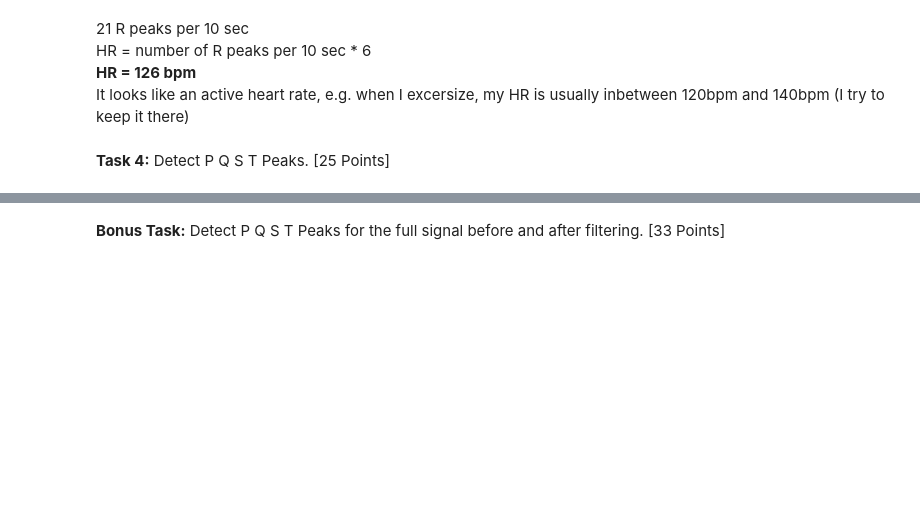
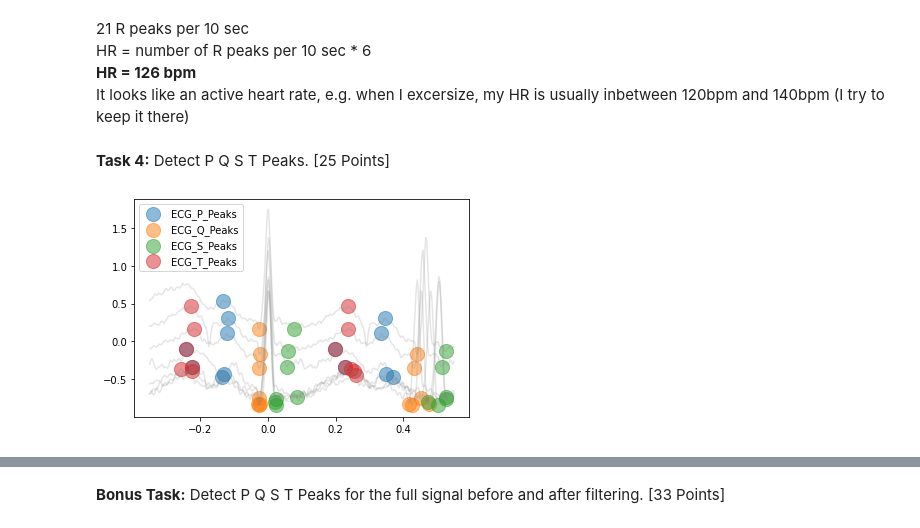
Before and after one commit to aovladi/cs697, a Jupyter notebook: CS480_Assignment_1.ipynb, the cells around one changed output, grey strips where cells are left out. Drawn from its saved outputs; the diff is of its cells as text; code cells hidden in the pictures; blank space fills up the shorter version.

```diff
--- a/CS480_Assignment_1.ipynb
+++ b/CS480_Assignment_1.ipynb
@@ -85,11 +82,14 @@ print(rpeaks['ECG_R_Peaks'][0:23]) # here only the first ten
 plot = nk.events_plot(rpeaks['ECG_R_Peaks'][0:2], ecg[0:SAMPLING_RATE])
 # %% [output]
 [figure]
+# %%
+start = 8*SAMPLING_RATE
+end= 12*SAMPLING_RATE
 # %%
 # TODO Can you write code to plot the R spikes between 9 and 11 seconds?
 # Hint: one solution could be to just detect peaks in the range you specified for Task 1
 # Hint 2: you might need to extend the range by +- 1 second to see the five peaks from Task 1
-_, rpeaks = nk.ecg_peaks(ecg[8*SAMPLING_RATE:12*SAMPLING_RATE], sampling_rate=SAMPLING_RATE)
-plot_9_11 = nk.events_plot(rpeaks['ECG_R_Peaks'][1:6], ecg[8*SAMPLING_RATE:12*SAMPLING_RATE])
+_, rpeaks_9_11 = nk.ecg_peaks(ecg[start:end], sampling_rate=SAMPLING_RATE)
+plot_9_11 = nk.events_plot(rpeaks_v2['ECG_R_Peaks'][1:6], ecg[start:end])
 # %% [output]
 [figure]
@@ -129,3 +125,9 @@ It looks like an active heart rate, e.g. when I excersize, my HR is usually inbe
 # TODO Can you use nk.ecg_delineate to detect them in the range of 9 to 11 seconds?
 # Hint: Look at the tutorial: https://neurokit2.readthedocs.io/en/latest/examples/ecg_delineate.html#Locate-other-waves-(P,-Q,-S,-T)-and-their-onset-and-offset
 # Hint 2: The plot will have blue, orange, green, and red circles :)
+# %%
+ecg_9_11 = ecg[start:end]
+# %%
+_, waves_peak = nk.ecg_delineate(ecg_9_11, rpeaks_9_11, sampling_rate=SAMPLING_RATE, show=True, show_type='peaks')
+# %% [output]
+[figure, added]
```
Also changed, not shown: parts of 20 cells of this notebook.
